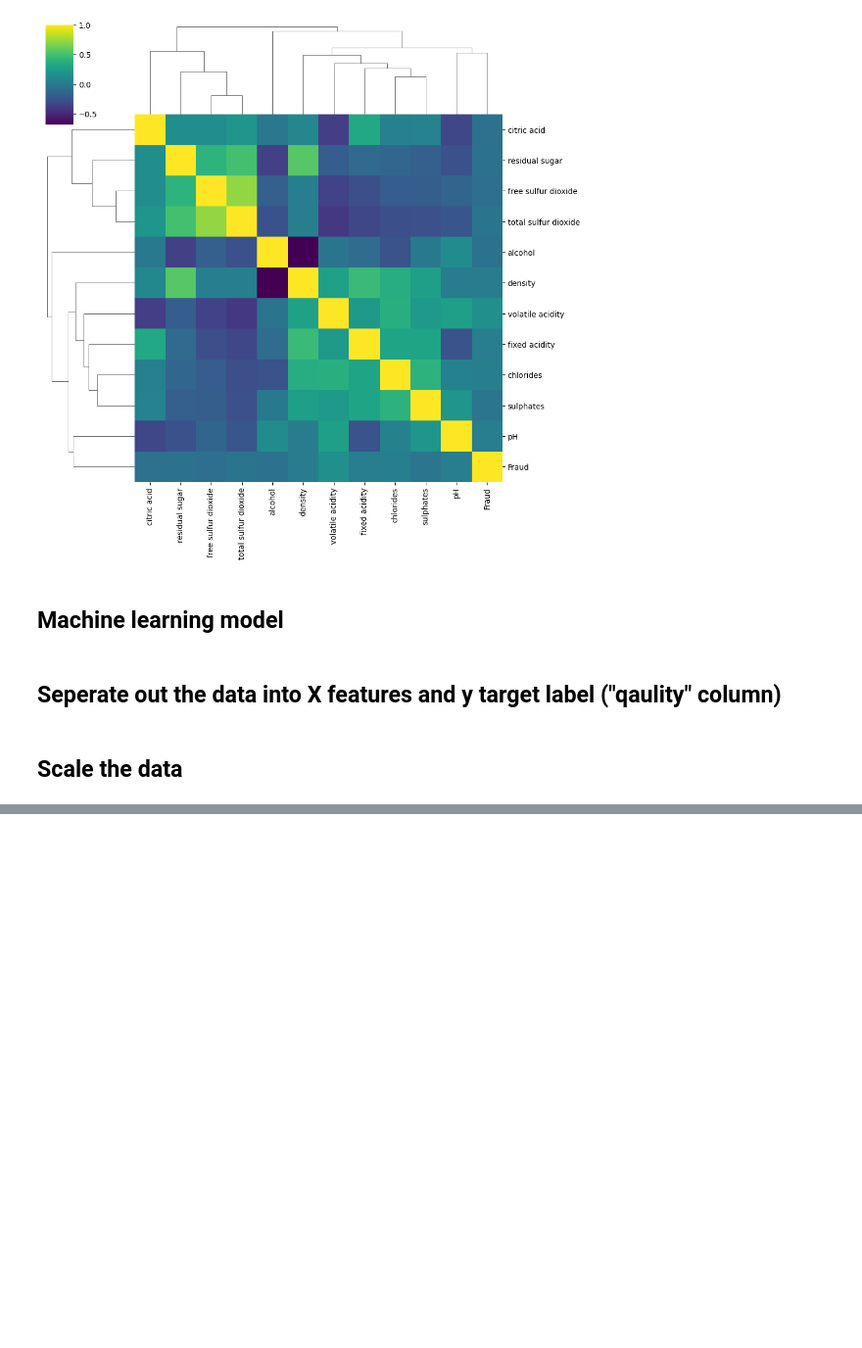
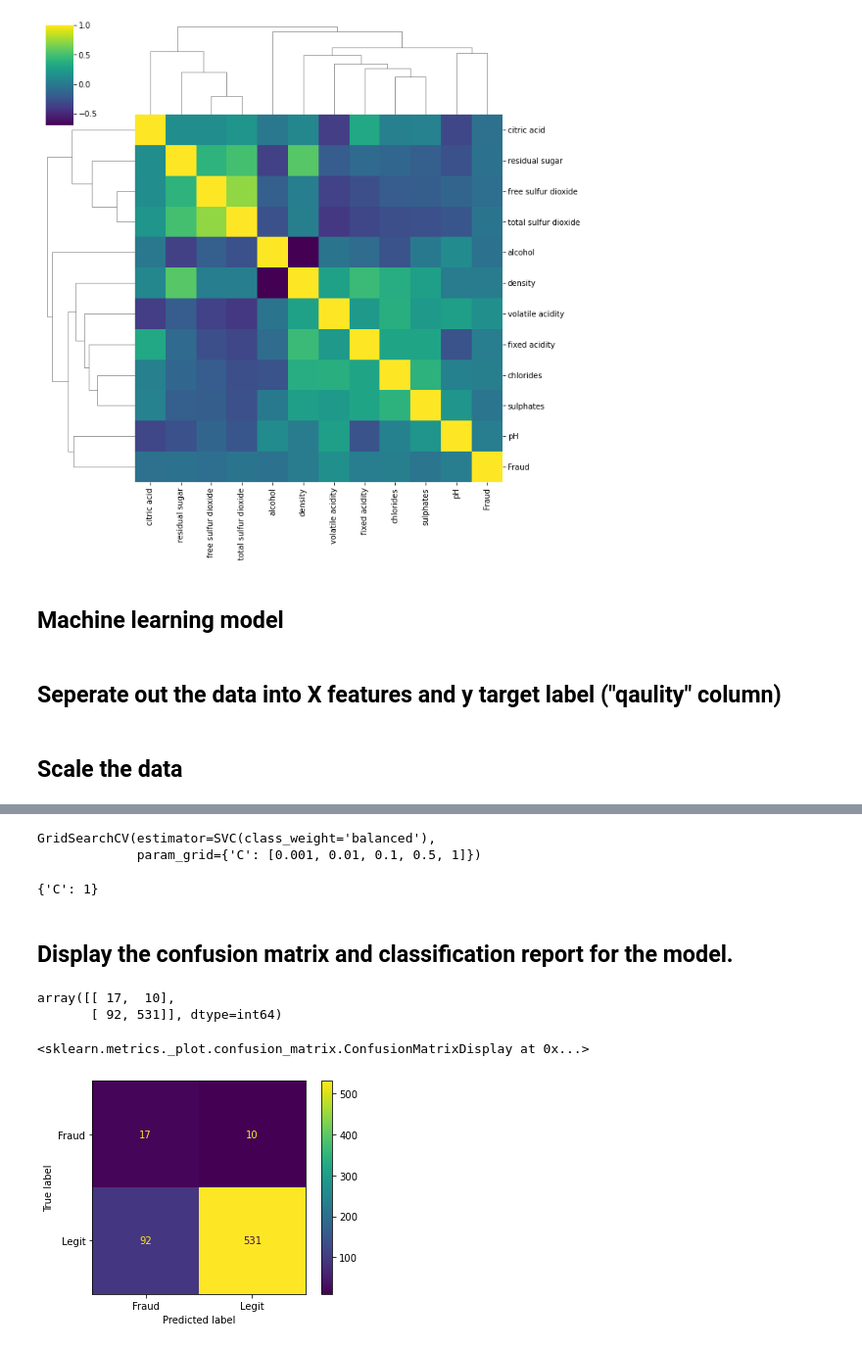
Before and after one commit to shriharshan/Machine-learning, a Jupyter notebook: Suport vector machine/Wine fraud detection.ipynb, the cells around one changed output, grey strips where cells are left out. Shown at 98% size. Drawn from its saved outputs; the diff is of its cells as text; code cells hidden in the pictures; blank space fills up the shorter version.

```diff
--- a/Suport vector machine/Wine fraud detection.ipynb
+++ b/Suport vector machine/Wine fraud detection.ipynb
@@ -98,0 +101,2 @@ scales_X_test = scaler.transform(X_test)
+# %%
+svc = SVC(class_weight='balanced')
@@ -98,0 +107,15 @@ scales_X_test = scaler.transform(X_test)
+# %%
+param_grid = {'C':[0.001,0.01,0.1,0.5,1]}
+# %%
+grid = GridSearchCV(svc,param_grid)
+# %%
+grid.fit(scaled_X_train,y_train)
+# %% [output]
+GridSearchCV(estimator=SVC(class_weight='balanced'),
+             param_grid={'C': [0.001, 0.01, 0.1, 0.5, 1]})
+# %%
+grid.best_params_
+# %% [output]
+{'C': 1}
+# %% [markdown]
+## Display the confusion matrix and classification report for the model.
@@ -98,0 +126,10 @@ scales_X_test = scaler.transform(X_test)
+# %%
+confusion_matrix(y_test,grid_preds)
+# %% [output]
+array([[ 17,  10],
+       [ 92, 531]], dtype=int64)
+# %%
+plot_confusion_matrix(grid,scaled_X_test,y_test)
+# %% [output]
+<sklearn.metrics._plot.confusion_matrix.ConfusionMatrixDisplay at 0x...>
+[figure, added]
```
Also changed, not shown: parts of 10 cells of this notebook.
